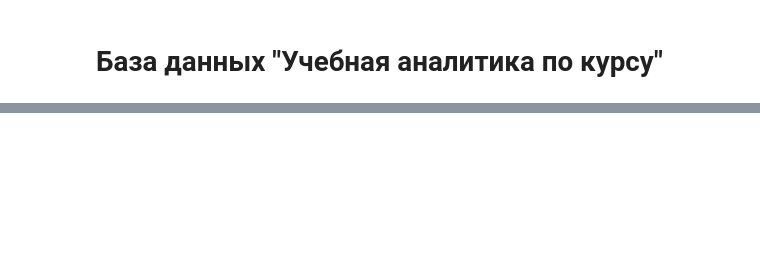
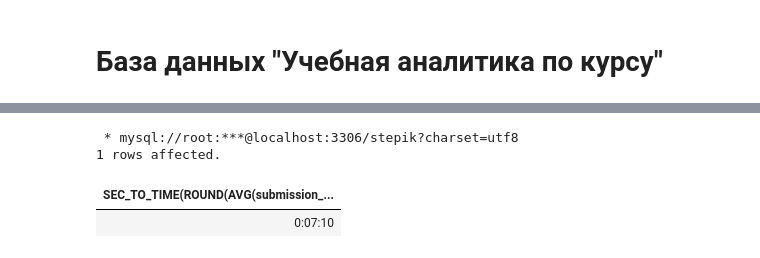
Before and after one commit to KhraksMamtsov/stepik-sql-exercises, a Jupyter notebook: 3.5.ipynb, the cells around one changed output, grey strips where cells are left out. Cells and saved outputs as stored; diff of their text form; code cells hidden in the pictures; blank space fills up the shorter version.

```diff
--- a/3.5.ipynb
+++ b/3.5.ipynb
@@ -546,3 +625,18 @@ ORDER BY
+# %%
+%%sql
+
+SELECT
+    SEC_TO_TIME(ROUND(AVG(submission_time - attempt_time)))
+FROM
+    step_student
+WHERE
+    student_id = 59
+    AND (submission_time - attempt_time) <= 3600
+# %% [output]
+ * mysql://root:***@localhost:3306/stepik?charset=utf8
+1 rows affected.
+| SEC_TO_TIME(ROUND(AVG(submission_... |
+| 0:07:10 |
 # %%
 %%sql
 /*
```
Also changed, not shown: parts of 1 cell of this notebook.
